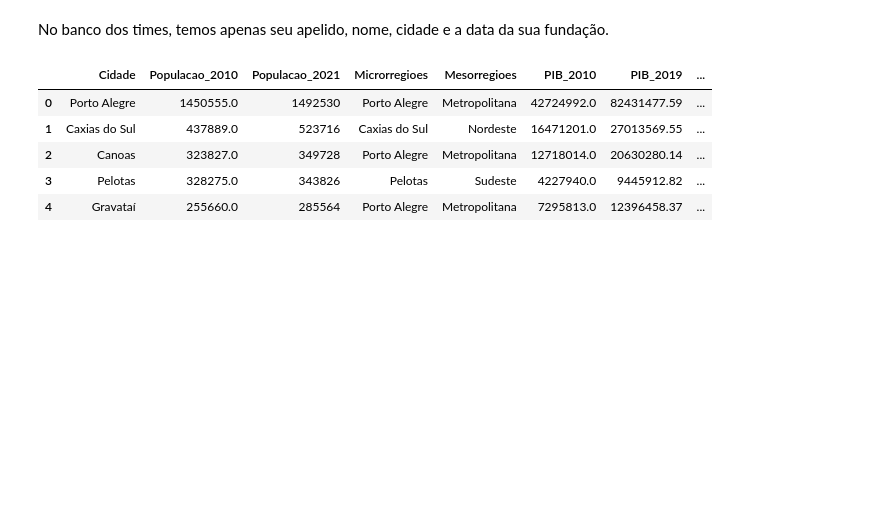
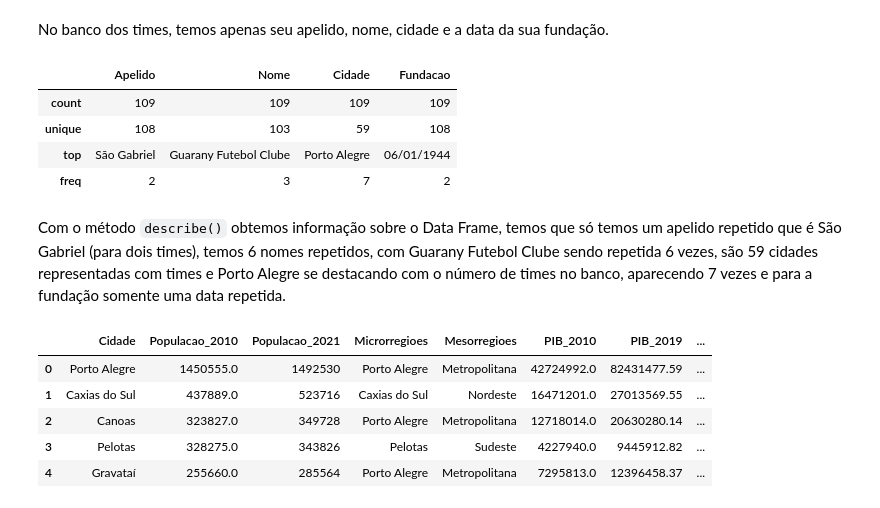
Before and after one commit to VitorBSP/Multiverso_greNAL, a Jupyter notebook: analise.ipynb, the cells around one changed output. Cells and saved outputs as stored; diff of their text form; code cells hidden in the pictures; blank space fills up the shorter version.

```diff
--- a/analise.ipynb
+++ b/analise.ipynb
@@ -126,6 +132,16 @@ times.tail(5)
 | 108 | Ypiranga | Ypiranga Futebol Clube | Erechim | 18/08/1924 |
 # %% [markdown]
 No banco dos times, temos apenas seu apelido, nome, cidade e a data da sua fundação.
+# %%
+times.describe(include='all')
+# %% [output]
+|  | Apelido | Nome | Cidade | Fundacao |
+| count | 109 | 109 | 109 | 109 |
+| unique | 108 | 103 | 59 | 108 |
+| top | São Gabriel | Guarany Futebol Clube | Porto Alegre | 06/01/1944 |
+| freq | 2 | 3 | 7 | 2 |
+# %% [markdown]
+Com o método `describe()` obtemos informação sobre o Data Frame, temos que só temos um apelido repetido que é São Gabriel (para dois times), temos 6 nomes repetidos, com Guarany Futebol Clube sendo repetida 6 vezes, são 59 cidades representadas com times e Porto Alegre se destacando com o número de times no banco, aparecendo 7 vezes e para a fundação somente uma data repetida.
 # %%
 cidades.head(5)
 # %% [output]
```
Also changed, not shown: parts of 31 cells of this notebook.
